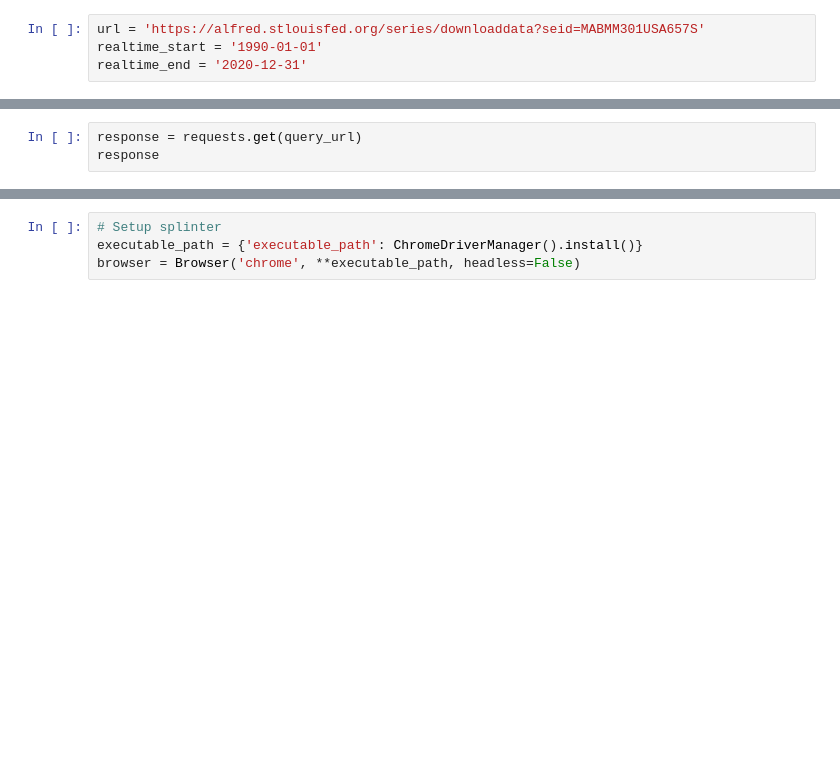
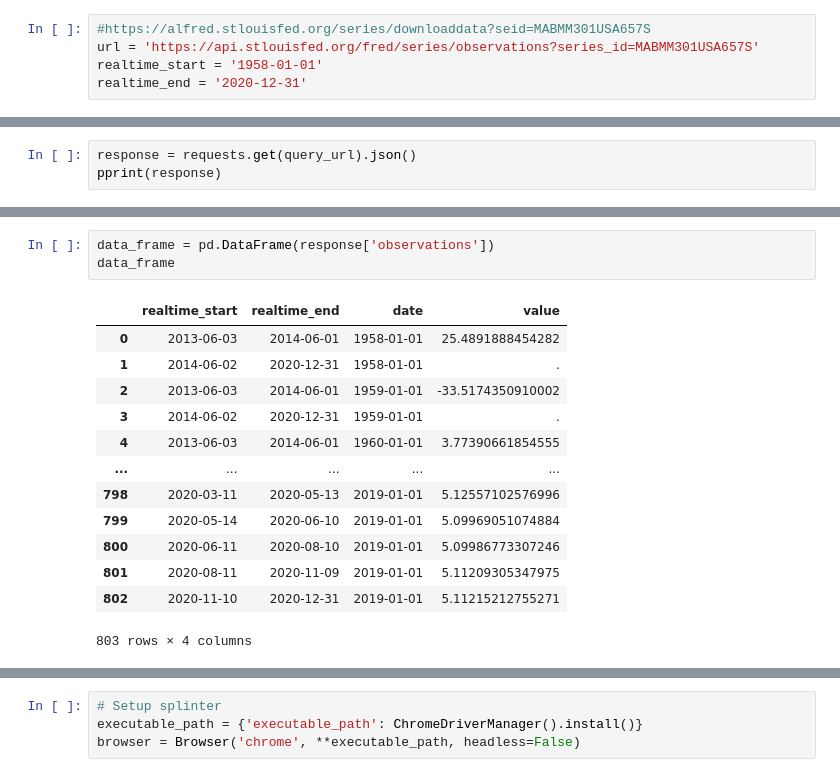
Before and after one commit to harrybonsu/ETL_Project, a Jupyter notebook: ETL_project.ipynb, the cells around one changed output, grey strips where cells are left out. Drawn from its saved outputs; the diff is of its cells as text; blank space fills up the shorter version.

```diff
--- a/ETL_project.ipynb
+++ b/ETL_project.ipynb
@@ -49,6 +55,7 @@ cpi_inflation_df
 # %%
-url = 'https://alfred.stlouisfed.org/series/downloaddata?seid=MABMM301USA657S'
-realtime_start = '1990-01-01'
+#https://alfred.stlouisfed.org/series/downloaddata?seid=MABMM301USA657S
+url = 'https://api.stlouisfed.org/fred/series/observations?series_id=MABMM301USA657S'
+realtime_start = '1958-01-01'
 realtime_end = '2020-12-31'
 # %%
 # https://api.stlouisfed.org/fred/series/observations?series_id=GNPCA
@@ -59,3 +68,3 @@ query_url
 # %%
-response = requests.get(query_url)
-response
+response = requests.get(query_url).json()
+pprint(response)
@@ -61,0 +109,17 @@ response
+# %%
+data_frame = pd.DataFrame(response['observations'])
+data_frame
+# %% [output]
+|  | realtime_start | realtime_end | date | value |
+| 0 | 2013-06-03 | 2014-06-01 | 1958-01-01 | 25.4891888454282 |
+| 1 | 2014-06-02 | 2020-12-31 | 1958-01-01 | . |
+| 2 | 2013-06-03 | 2014-06-01 | 1959-01-01 | -33.5174350910002 |
+| 3 | 2014-06-02 | 2020-12-31 | 1959-01-01 | . |
+| 4 | 2013-06-03 | 2014-06-01 | 1960-01-01 | 3.77390661854555 |
+| ... | ... | ... | ... | ... |
+| 798 | 2020-03-11 | 2020-05-13 | 2019-01-01 | 5.12557102576996 |
+| 799 | 2020-05-14 | 2020-06-10 | 2019-01-01 | 5.09969051074884 |
+| 800 | 2020-06-11 | 2020-08-10 | 2019-01-01 | 5.09986773307246 |
+| 801 | 2020-08-11 | 2020-11-09 | 2019-01-01 | 5.11209305347975 |
+| 802 | 2020-11-10 | 2020-12-31 | 2019-01-01 | 5.11215212755271 |
+803 rows × 4 columns
```
Also changed, not shown: parts of 15 cells of this notebook, 3 other files.
